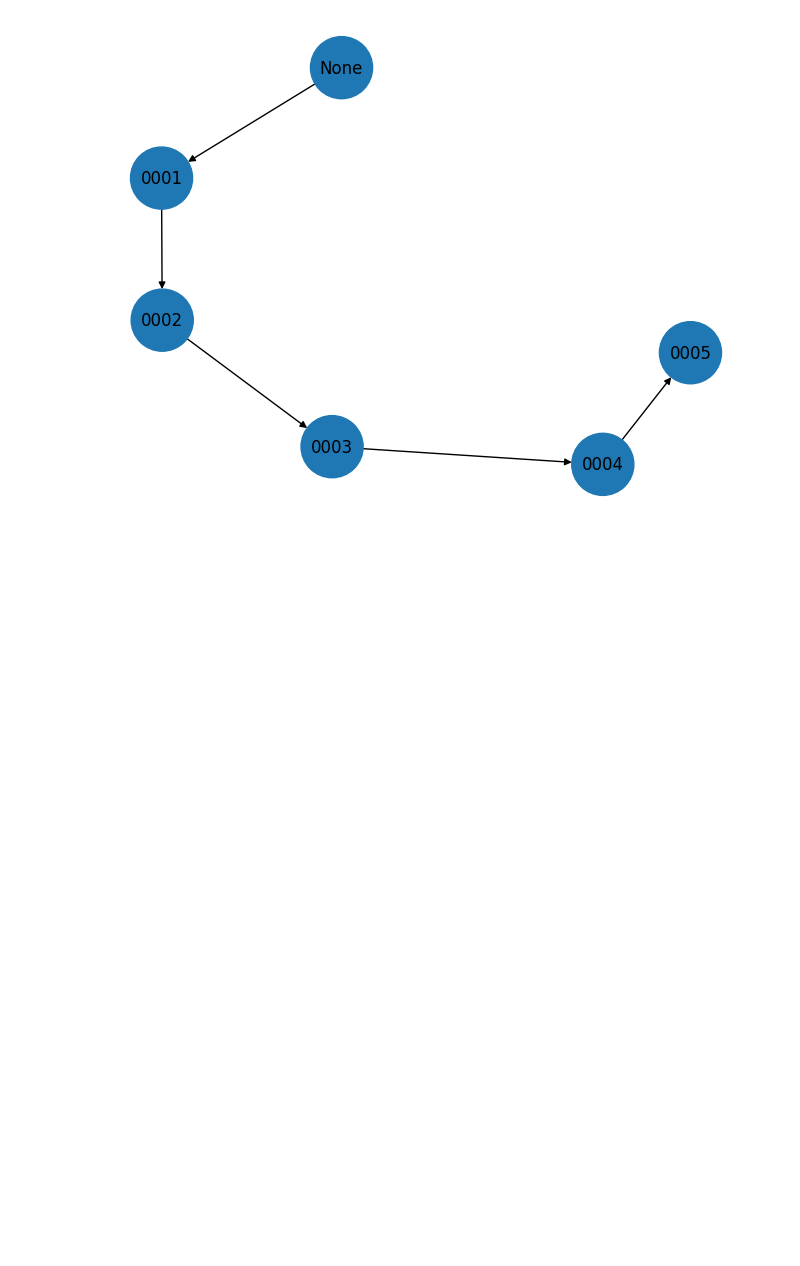
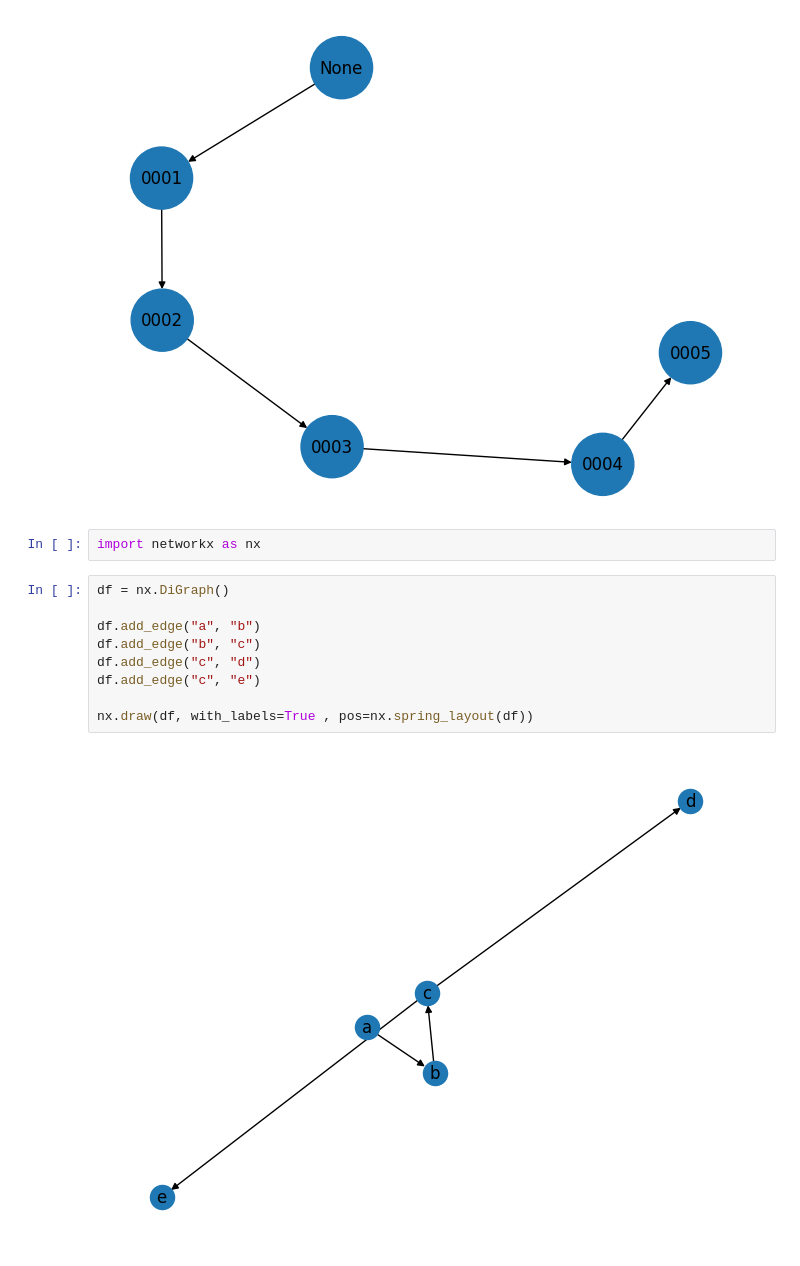
Before and after one commit to s-bose/wandern, a Jupyter notebook: playground.ipynb, the cells around one changed output. Saved outputs shown, nothing was run; the diff lists cells and outputs as text; blank space fills up the shorter version.

```diff
--- a/playground.ipynb
+++ b/playground.ipynb
@@ -10,3 +10,16 @@ builder.iterate()
 builder.show_graph()
 # %% [output]
 [figure]
+# %%
+import networkx as nx
+# %%
+df = nx.DiGraph()
+
+df.add_edge("a", "b")
+df.add_edge("b", "c")
+df.add_edge("c", "d")
+df.add_edge("c", "e")
+
+nx.draw(df, with_labels=True , pos=nx.spring_layout(df))
+# %% [output]
+[figure, added]
```
Also changed, not shown: parts of 1 cell of this notebook, 4 other files.
